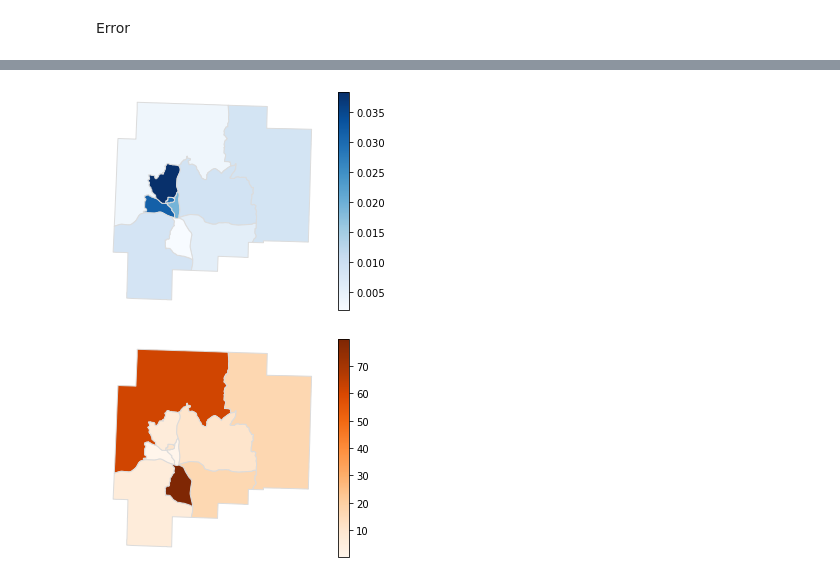
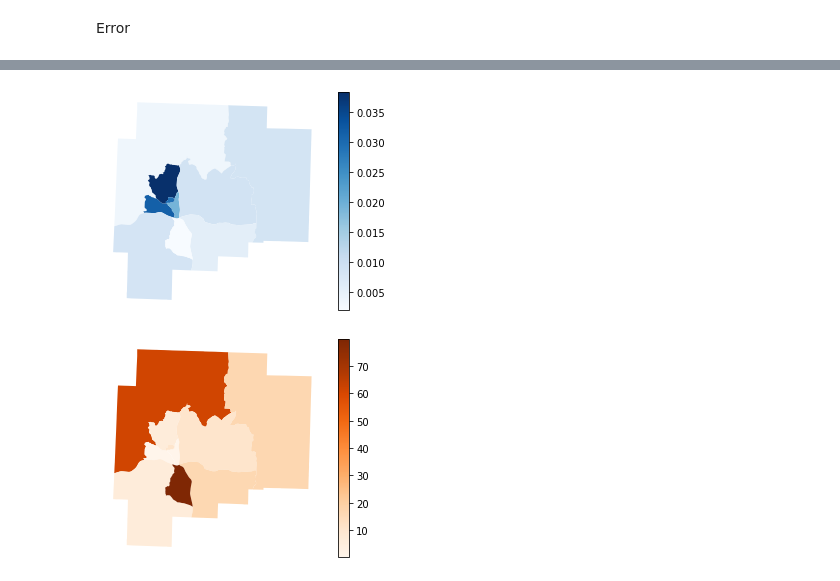
Before and after one commit to linyuehzzz/synthetic-populations, a Jupyter notebook: guernsey_microdata.ipynb, the cells around one changed output, grey strips where cells are left out. Saved outputs shown, nothing was run; the diff lists cells and outputs as text; code cells hidden in the pictures.

```diff
--- a/guernsey_microdata.ipynb
+++ b/guernsey_microdata.ipynb
@@ -1050,30 +1040,30 @@ Can't load requested DLL: C:\Users\10716\AppData\Local\Programs\Python\Python37\
 # %%
 # original data
 import numpy as np
 import geopandas as gpd
 import pandas as pd
 
 filename_hist = 'data/guernsey/microdata/guernsey_hist.csv'
 hist = pd.read_csv(filename_hist)
 hist['TRACT'] = hist['GEOID10'].astype(str).str[:11]
 col_names = hist.columns.to_numpy()
 col_names = np.delete(col_names, [0, -1])
 hist = hist.groupby('TRACT').sum()[col_names]
 hist = hist.reset_index()
 
 x = 1
 x = '{number:0{width}d}'.format(width=2, number=x)
 col_names = [col for col in hist.columns if x in col[6:8]]
 hist["new_ori"] = hist[col_names].sum(axis=1)
 hist["sum_ori"] = hist[hist.columns[1:]].sum(axis=1)
 hist["new_ori"] = hist["new_ori"] / hist["sum_ori"]
 
 gdf = gdf.join(hist.set_index('TRACT'))
 
-fig = gdf.plot(column='new_ori', legend=True, cmap='Blues', edgecolor='gainsboro')
+fig = gdf.plot(column='new_ori', legend=True, cmap='Blues')
 fig.set_axis_off()
 # %% [output]
-[figure, old version]
+[figure, new version]
 # %%
 # difference
 gdf["diff"] = abs(gdf["new_ori"] - gdf["new_dp"]) / (gdf["new_ori"] + gdf["new_dp"]) * 100
```
Also changed, not shown: parts of 4 cells of this notebook, 5 other files.
